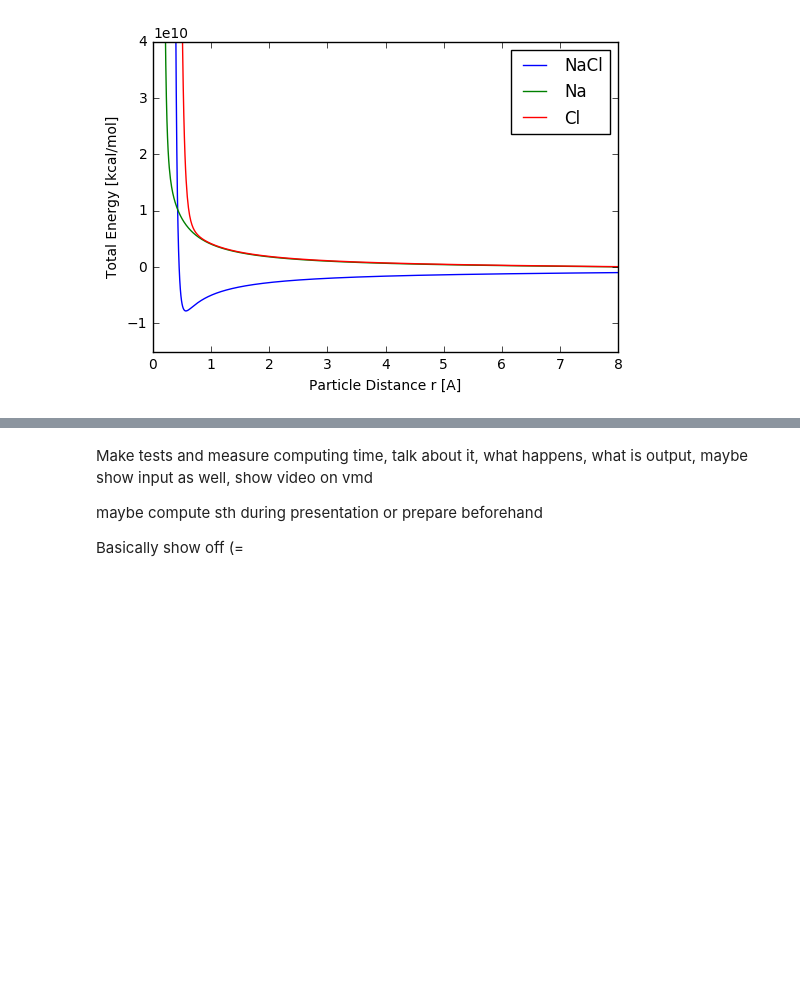
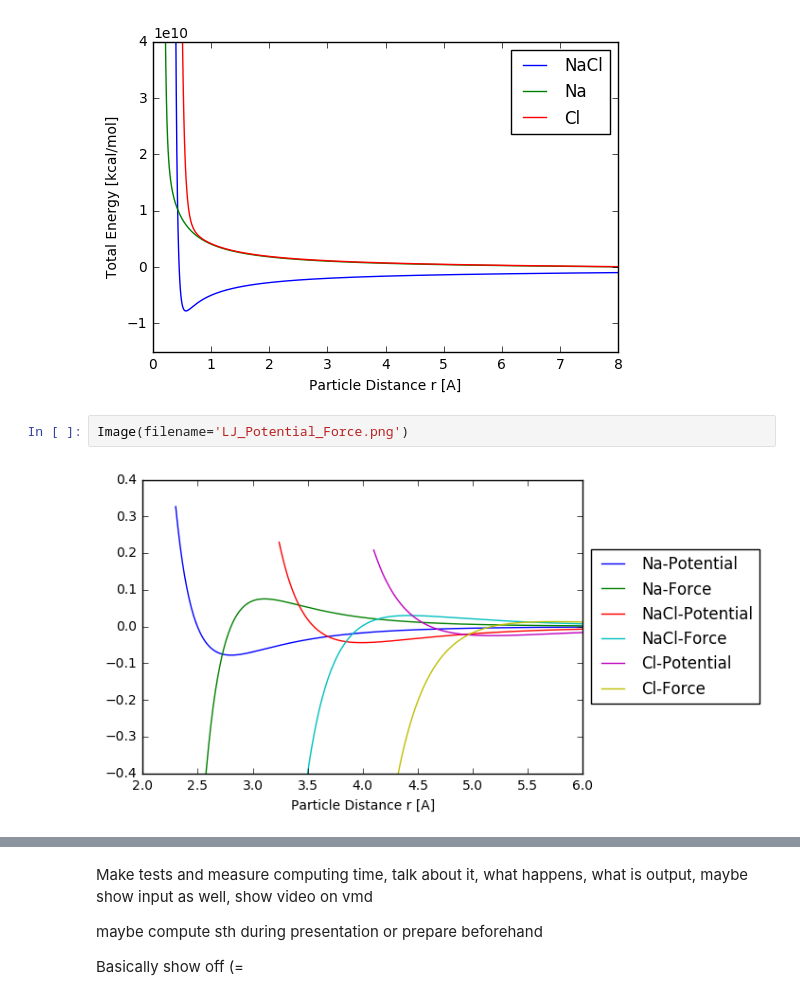
Before and after one commit to mannimaster/compsci-proj-md, a Jupyter notebook: md/presentation.ipynb, the cells around one changed output, grey strips where cells are left out. Cells and saved outputs as stored; diff of their text form; blank space fills up the shorter version.

Commit message:
Added Potential and Force plots

```diff
--- a/md/presentation.ipynb
+++ b/md/presentation.ipynb
@@ -461,3 +461,7 @@ Image(filename='Coulomb_Potential.png')
 Image(filename='Total_Potential.png')
 # %% [output]
 [figure]
+# %%
+Image(filename='LJ_Potential_Force.png')
+# %% [output]
+[figure, added]
```
Also changed, not shown: parts of 2 cells of this notebook, 3 other files.
